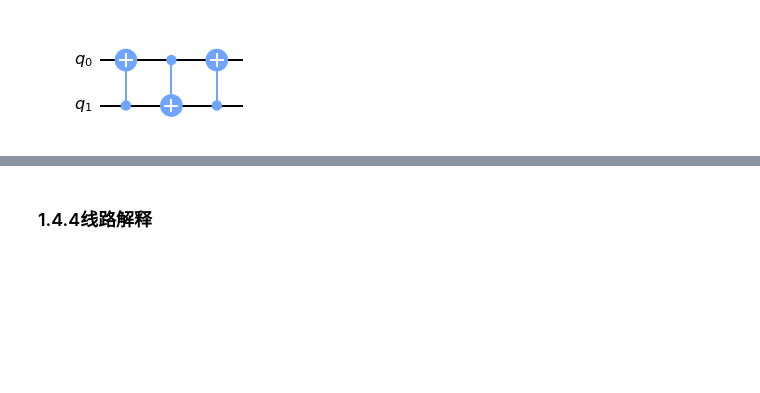
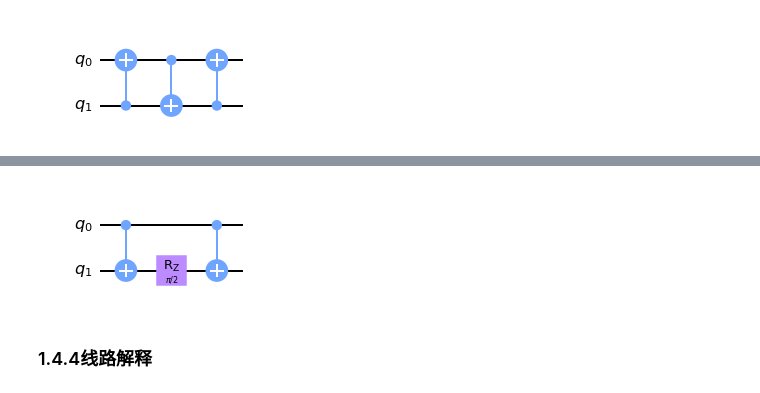
Before and after one commit to BenjaminT2048/quantum_simulations, a Jupyter notebook: coding diary.ipynb, the cells around one changed output, grey strips where cells are left out. Drawn from its saved outputs; the diff is of its cells as text; code cells hidden in the pictures; blank space fills up the shorter version.

```diff
--- a/coding diary.ipynb
+++ b/coding diary.ipynb
@@ -457,3 +514,13 @@ c.draw(output='mpl')
+# %%
+import tensorcircuit as tc
+import math
+c = tc.Circuit(2)
+c.cnot(0,1)
+c.rz(1,theta=math.pi/2)
+c.cnot(0,1)
+c.draw(output='mpl')
+# %% [output]
+[figure, added]
 # %% [markdown]
 ### 1.4.4线路解释
 # %%
```
Also changed, not shown: parts of 12 cells of this notebook.
